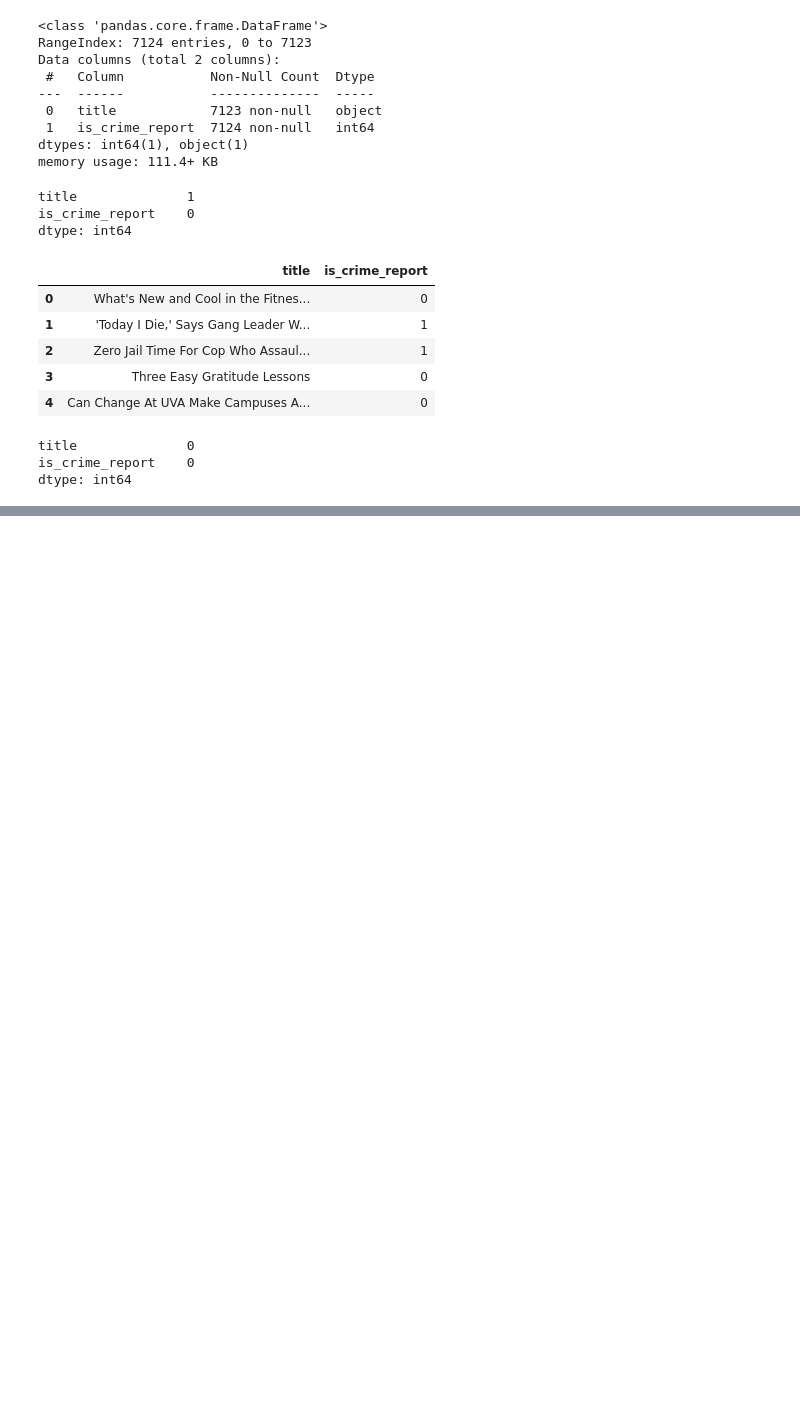
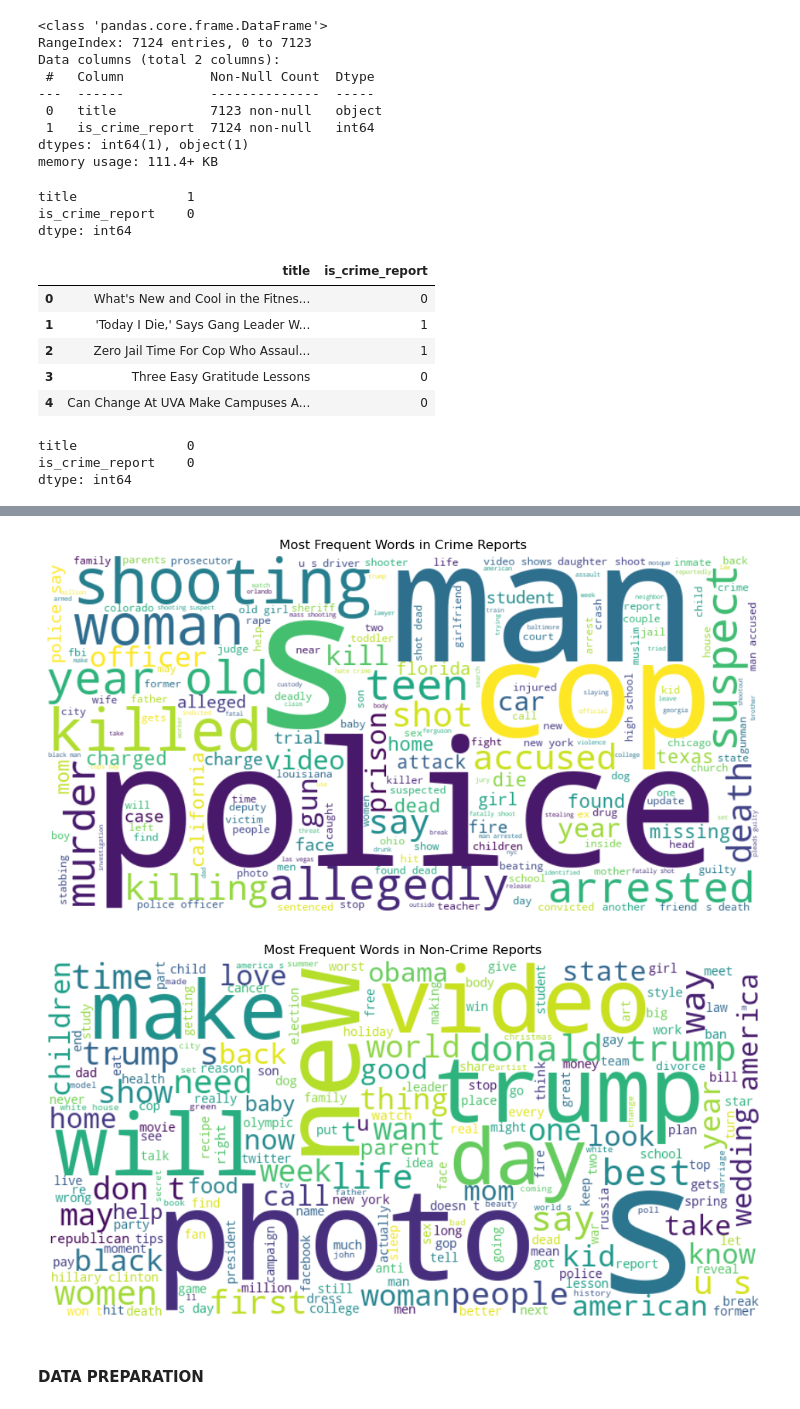
Before and after one commit to Jaywestty/Newslytic-Ai-Tool, a Jupyter notebook: news_crime_classification.ipynb, the cells around one changed output, grey strips where cells are left out. Drawn from its saved outputs; the diff is of its cells as text; code cells hidden in the pictures; blank space fills up the shorter version.

```diff
--- a/news_crime_classification.ipynb
+++ b/news_crime_classification.ipynb
@@ -65,3 +107,27 @@ dtype: int64
+# %%
+#Visualize the most frequent words in crime reports and non-crime reports
+def generate_wordcloud_by_class(df, label_column='is_crime_report', label_value=1):
+    subset = df[df[label_column] == label_value]
+    text = ' '.join(clean_text(t) for t in subset['title'].dropna())
+    wordcloud = WordCloud(width=800, height=400, background_color='white', stopwords=STOPWORDS).generate(text)
+
+    plt.figure(figsize=(12, 6))
+    plt.imshow(wordcloud, interpolation='bilinear')
+    plt.axis('off')
+    label = 'Crime Reports' if label_value == 1 else 'Non-Crime Reports'
+    plt.title(f'Most Frequent Words in {label}')
+    plt.show()
+
+# Crime class
+generate_wordcloud_by_class(df_cl, label_value=1)
+
+# Non-crime class
+generate_wordcloud_by_class(df_cl, label_value=0)
+# %% [output]
+[figure, added]
+[figure, added]
+# %% [markdown]
+#### DATA PREPARATION
 # %%
 #seperate into X and y which is or features and Target variables
 X = df_cl['title']
```
Also changed, not shown: parts of 10 cells of this notebook.
